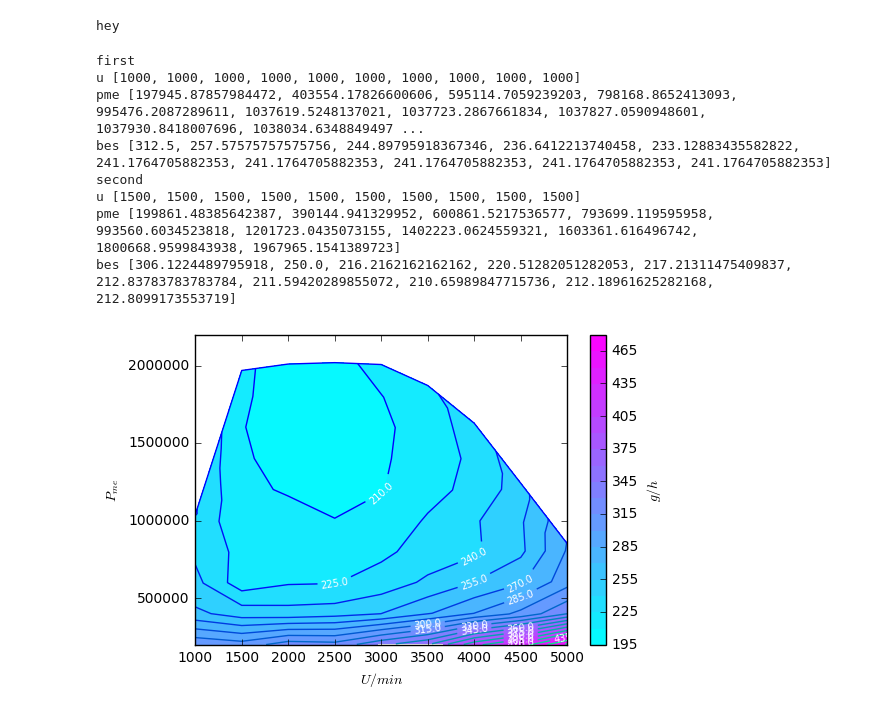
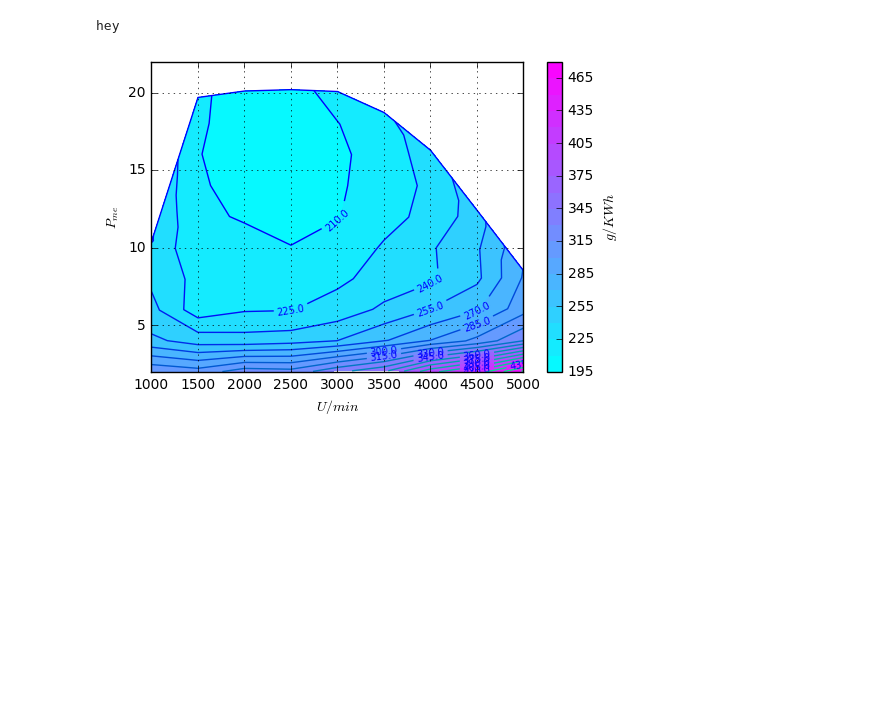
Before and after one commit to BMaxV/Motorkennfeldplot, a Jupyter notebook: main.ipynb, the cells around one changed output. Saved outputs shown, nothing was run; the diff lists cells and outputs as text; code cells hidden in the pictures; blank space fills up the shorter version.

```diff
--- a/main.ipynb
+++ b/main.ipynb
@@ -284,8 +270,5 @@ Volllast
 # %%
-#Als nächsten Schritt, zur Berechnung des Motorkennfelds
-#brauchen wir den Mitteldruck...
-
-#ähm...
+#Daten für den Kennfeldplot
 
 
 #b_e=massenstrom/leistung
@@ -339,7 +322,7 @@ for letter in letters:
         drehmoment=float(line[5])
         V=1968*10**(-6)
         P_me=drehmoment*4*math.pi/V
-        P_mes_voll.append(P_me)
+        P_mes_voll.append(P_me/10**5) #in bar
 
 print(len(Us),len(P_mes))
 
@@ -357,7 +340,8 @@ plt.ylabel("Mitteldruck")
 plt.ylim([0,2.2*10**6])
 #plt.legend()
 
-plt.show()
+
+#plt.show()
 plt.clf()
 # %% [output]
 ['a', 'b', 'c', 'd', 'e', 'f', 'g', 'h', 'i']
@@ -413,50 +396,37 @@ fpb_es=pb_es
 #print("yup",fpUs,fpP_mes)
 # %% [output]
 hey
+# %%
+inbar=[]
+for l in fpP_mes:
+    inbar.append([])
+    for v in l:
+        inbar[-1].append(v/10**5)
+
+fpP_mes=inbar
 # %%
+#Kennfeld
 
-
-#Us,P_mes,b_es=correct_for_plotting(Us,P_mes,b_es)
 print()
 X=fpUs
 Y=fpP_mes
 Z=fpb_es
 
-#print(len(X))
-#print(len(Y))
-#print(len(Z))
-#for xi in X:
-#    print(xi)
-print("first")
-print("u",fpUs[0])
-print("pme",fpP_mes[0])
-print("bes",fpb_es[0])
-print("second")
-print("u",fpUs[1])
-print("pme",fpP_mes[1])
-print("bes",fpb_es[1])
-
-
 levels=25
-plt.ylim([2*10**5,2.2*10**6])
+fig, ax = plt.subplots()
+ax.grid(True)
+plt.ylim([2,2.2*10])
 plt.plot(all_us,P_mes_voll)
 CS=plt.contourf(X,Y,Z,levels,cmap="cool")
 CS2=plt.contour(X,Y,Z,levels,cmap="winter")
 
-plt.clabel(CS2, fmt='%2.1f', colors='w', fontsize=7)
+plt.clabel(CS2, fmt='%2.1f', colors='blue', fontsize=7)
 
 cbar = plt.colorbar(CS)
 plt.xlabel("$U/min$")
 plt.ylabel("$P_{me}$")
-cbar.ax.set_ylabel("$g/h$")
+cbar.ax.set_ylabel("$g/KWh$")
+plt.savefig("Motorkennfeld.jpg")
 plt.show()
 # %% [output]
-first
-u [1000, 1000, 1000, 1000, 1000, 1000, 1000, 1000, 1000, 1000]
-pme [197945.87857984472, 403554.17826600606, 595114.7059239203, 798168.8652413093, 995476.2087289611, 1037619.5248137021, 1037723.2867661834, 1037827.0590948601, 1037930.8418007696, 1038034.6348849497 ...
-bes [312.5, 257.57575757575756, 244.89795918367346, 236.6412213740458, 233.12883435582822, 241.1764705882353, 241.1764705882353, 241.1764705882353, 241.1764705882353, 241.1764705882353]
-second
-u [1500, 1500, 1500, 1500, 1500, 1500, 1500, 1500, 1500, 1500]
-pme [199861.48385642387, 390144.941329952, 600861.5217536577, 793699.119595958, 993560.6034523818, 1201723.0435073155, 1402223.0624559321, 1603361.616496742, 1800668.9599843938, 1967965.1541389723]
-bes [306.1224489795918, 250.0, 216.2162162162162, 220.51282051282053, 217.21311475409837, 212.83783783783784, 211.59420289855072, 210.65989847715736, 212.18961625282168, 212.8099173553719]
-[figure, old version]
+[figure, new version]
```
Also changed, not shown: parts of 12 cells of this notebook.
